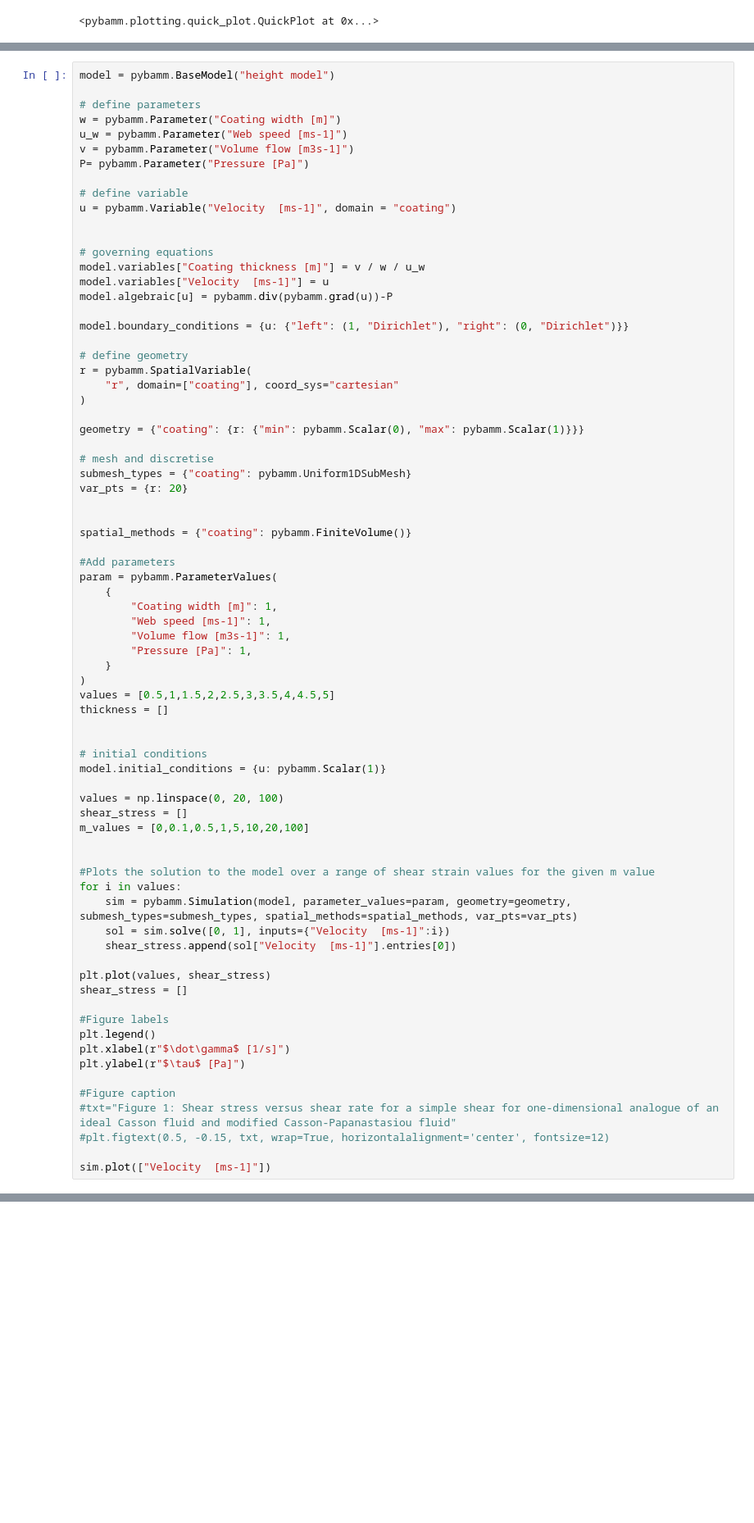
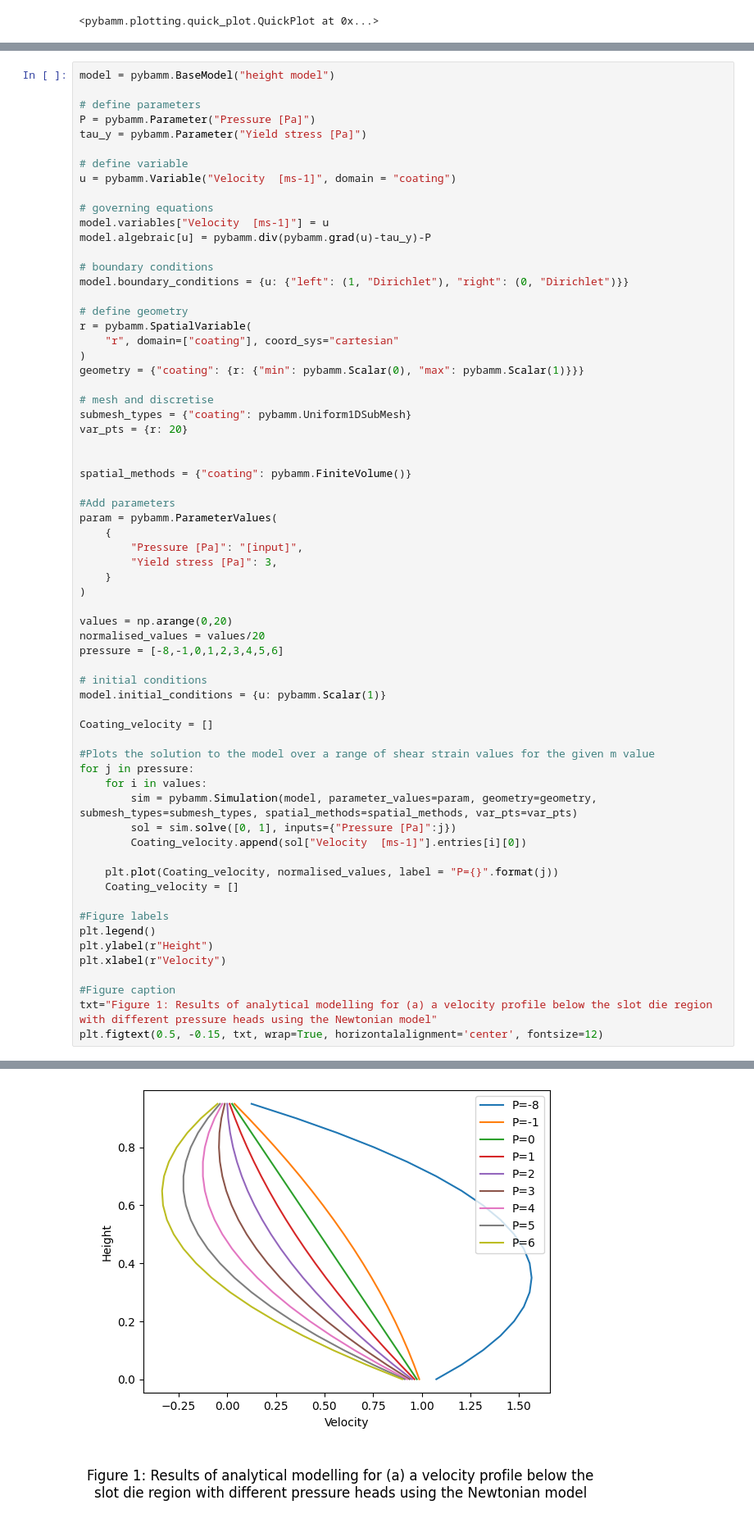
Before and after one commit to FW-Coding/FUSE-Internship-2024, a Jupyter notebook: Coating thickness model.ipynb, the cells around one changed output, grey strips where cells are left out. Shown at 82% size. Drawn from its saved outputs; the diff is of its cells as text; blank space fills up the shorter version.

```diff
--- a/Coating thickness model.ipynb
+++ b/Coating thickness model.ipynb
@@ -65,27 +130,23 @@ interactive(children=(FloatSlider(value=0.0, description='t', max=1.0, step=0.01
 model = pybamm.BaseModel("height model")
 
 # define parameters
-w = pybamm.Parameter("Coating width [m]")
-u_w = pybamm.Parameter("Web speed [ms-1]")
-v = pybamm.Parameter("Volume flow [m3s-1]")
-P= pybamm.Parameter("Pressure [Pa]")
+P = pybamm.Parameter("Pressure [Pa]")
+tau_y = pybamm.Parameter("Yield stress [Pa]")
 
 # define variable
 u = pybamm.Variable("Velocity  [ms-1]", domain = "coating")
 
+# governing equations
+model.variables["Velocity  [ms-1]"] = u
+model.algebraic[u] = pybamm.div(pybamm.grad(u)-tau_y)-P
 
-# governing equations
-model.variables["Coating thickness [m]"] = v / w / u_w
-model.variables["Velocity  [ms-1]"] = u
-model.algebraic[u] = pybamm.div(pybamm.grad(u))-P
-
+# boundary conditions
 model.boundary_conditions = {u: {"left": (1, "Dirichlet"), "right": (0, "Dirichlet")}}
 
 # define geometry
 r = pybamm.SpatialVariable(
     "r", domain=["coating"], coord_sys="cartesian"
 )
-
 geometry = {"coating": {r: {"min": pybamm.Scalar(0), "max": pybamm.Scalar(1)}}}
 
 # mesh and discretise
@@ -98,40 +159,36 @@ spatial_methods = {"coating": pybamm.FiniteVolume()}
 #Add parameters
 param = pybamm.ParameterValues(
     {
-        "Coating width [m]": 1,
-        "Web speed [ms-1]": 1,
-        "Volume flow [m3s-1]": 1,
-        "Pressure [Pa]": 1,
+        "Pressure [Pa]": "[input]",
+        "Yield stress [Pa]": 3,
     }
 )
-values = [0.5,1,1.5,2,2.5,3,3.5,4,4.5,5]
-thickness = []
 
+values = np.arange(0,20)
+normalised_values = values/20
+pressure = [-8,-1,0,1,2,3,4,5,6]
 
 # initial conditions
 model.initial_conditions = {u: pybamm.Scalar(1)}
 
-values = np.linspace(0, 20, 100)
-shear_stress = []
-m_values = [0,0.1,0.5,1,5,10,20,100]
-
+Coating_velocity = []
 
 #Plots the solution to the model over a range of shear strain values for the given m value
-for i in values:
-    sim = pybamm.Simulation(model, parameter_values=param, geometry=geometry, submesh_types=submesh_types, spatial_methods=spatial_methods, var_pts=var_pts)
-    sol = sim.solve([0, 1], inputs={"Velocity  [ms-1]":i})
-    shear_stress.append(sol["Velocity  [ms-1]"].entries[0])
+for j in pressure:
+    for i in values:
+        sim = pybamm.Simulation(model, parameter_values=param, geometry=geometry, submesh_types=submesh_types, spatial_methods=spatial_methods, var_pts=var_pts)
+        sol = sim.solve([0, 1], inputs={"Pressure [Pa]":j})
+        Coating_velocity.append(sol["Velocity  [ms-1]"].entries[i][0])
 
-plt.plot(values, shear_stress)
-shear_stress = []
+    plt.plot(Coating_velocity, normalised_values, label = "P={}".format(j))
+    Coating_velocity = []
 
 #Figure labels
 plt.legend()
-plt.xlabel(r"$\dot\gamma$ [1/s]")
-plt.ylabel(r"$\tau$ [Pa]")
+plt.ylabel(r"Height")
+plt.xlabel(r"Velocity")
 
 #Figure caption
-#txt="Figure 1: Shear stress versus shear rate for a simple shear for one-dimensional analogue of an ideal Casson fluid and modified Casson-Papanastasiou fluid"
-#plt.figtext(0.5, -0.15, txt, wrap=True, horizontalalignment='center', fontsize=12)
-
-sim.plot(["Velocity  [ms-1]"])
+txt="Figure 1: Results of analytical modelling for (a) a velocity profile below the slot die region with different pressure heads using the Newtonian model"
+plt.figtext(0.5, -0.15, txt, wrap=True, horizontalalignment='center', fontsize=12)
+# %% [output]
@@ -137,0 +196 @@ sim.plot(["Velocity  [ms-1]"])
+[figure, added]
```
Also changed, not shown: parts of 4 cells of this notebook.
